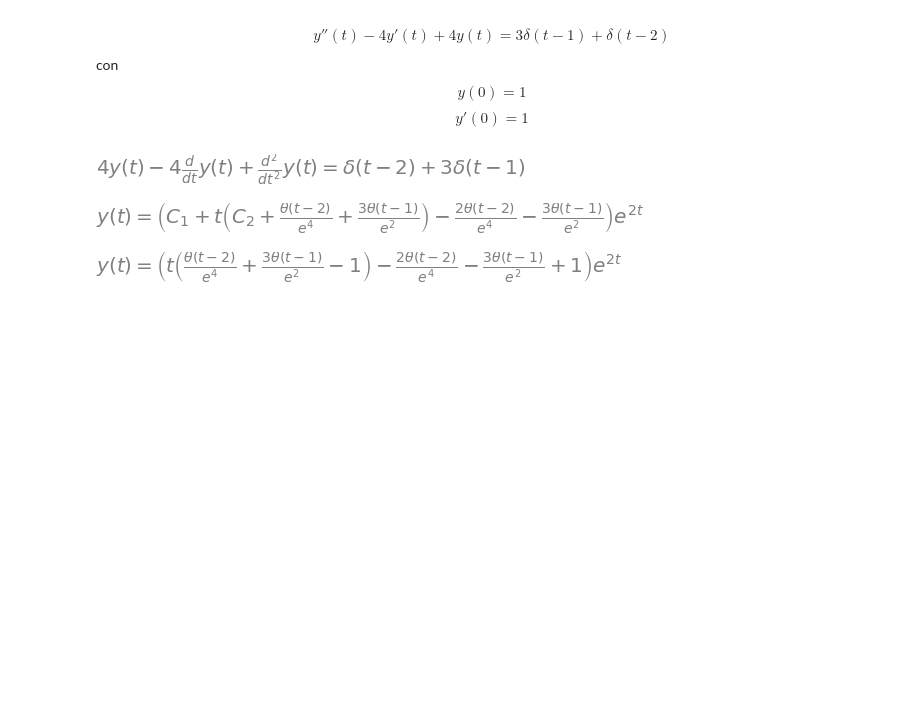
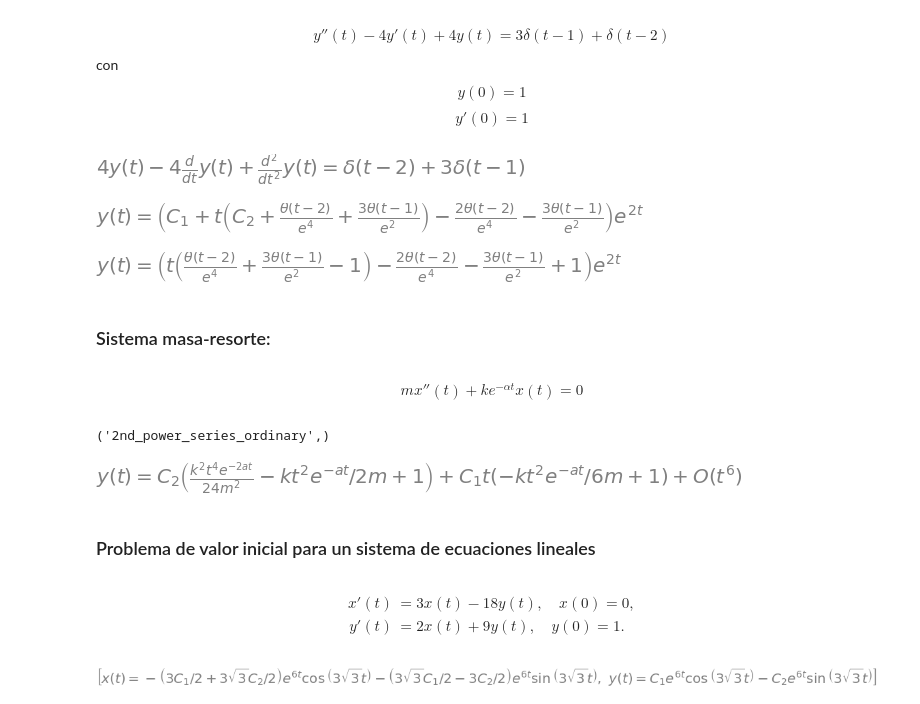
Before and after one commit to JaviMH24/Topicos-de-Ecuaciones-Diferenciales, a Jupyter notebook: Ec_Dif_con_Python.ipynb, the cells around one changed output. Cells and saved outputs as stored; diff of their text form; code cells hidden in the pictures; blank space fills up the shorter version.

```diff
--- a/Ec_Dif_con_Python.ipynb
+++ b/Ec_Dif_con_Python.ipynb
@@ -277,3 +277,36 @@ constants=solve([sol6.rhs.subs(t,0)-1,sol6.rhs.diff(t,1).subs(t,0)-1])
 sol6.subs(constants)
 # %% [output]
 [figure]
+# %% [markdown]
+### Sistema masa-resorte:
+# %% [markdown]
+$$mx''(t)+ke^{-\alpha t}x(t)=0$$
+# %%
+#Definimos las variables:
+t=sp.symbols('t')
+y=sp.Function('y')
+m=sp.symbols('m')
+k=sp.symbols('k')
+a=sp.symbols('a')
+# %%
+#Escribimos la ED:
+ode7=sp.Eq(m*sp.Derivative(y(t),t,t)+k*exp(-a*t)*y(t),0)
+#Observamos que clasificacion tiene
+sp.classify_ode(ode7)
+# %% [output]
+('2nd_power_series_ordinary',)
+# %%
+#resolvemos la ED:
+sol7=sp.dsolve(ode7,y(t))
+# %%
+#mostramos la solucion obtenida¨:
+sol7
+# %% [output]
+[figure, added]
+# %% [markdown]
+### Problema de valor inicial para un sistema de ecuaciones lineales
+# %% [markdown]
+\begin{align*}
+x'(t) &= 3x(t) - 18y(t), \quad x(0) = 0, \\
+y'(t) &= 2x(t) + 9y(t), \quad y(0) = 1.
+\end{align*}
@@ -279,0 +324,5 @@ sol6.subs(constants)
+# %%
+#mostramos el resultado
+sol8
+# %% [output]
+[figure, added]
```
Also changed, not shown: parts of 3 cells of this notebook.
